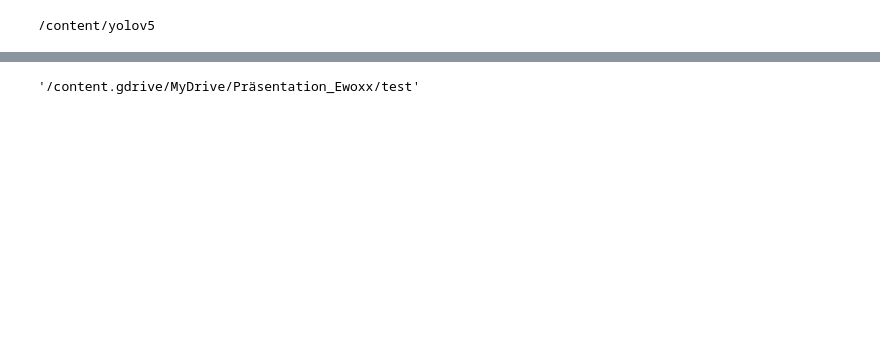
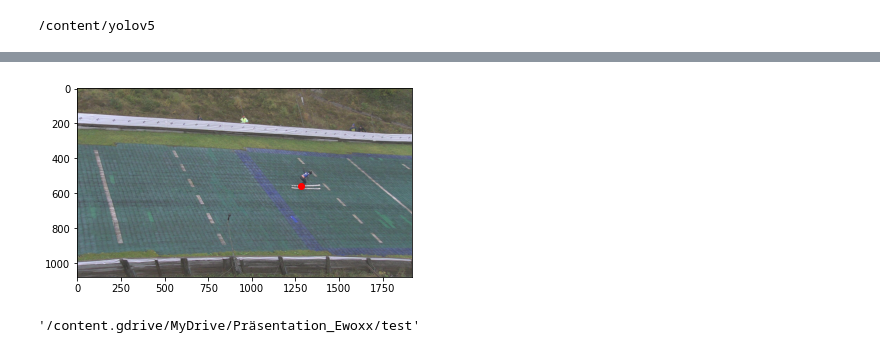
Before and after one commit to thofes/SJ_distance, a Jupyter notebook: 2023_02_02_Yolo_OP_Coords_Mark1.ipynb, the cells around one changed output, grey strips where cells are left out. Drawn from its saved outputs; the diff is of its cells as text; code cells hidden in the pictures; blank space fills up the shorter version.

```diff
--- a/2023_02_02_Yolo_OP_Coords_Mark1.ipynb
+++ b/2023_02_02_Yolo_OP_Coords_Mark1.ipynb
@@ -186,3 +253,28 @@ OpenPose demo successfully finished. Total time: 9.02965784072876 seconds
+# %%
+import matplotlib.pyplot as plt
+
+# Bild laden
+image = plt.imread(landing_pic + '/Cam2_0104.jpg')
+
+# Größe des Bildes bestimmen
+x_size, y_size = image.shape[1], image.shape[0]
+
+
+# Bild anzeigen
+plt.imshow(image)
+
+#Koordinaten
+FinaleX =  1282.6866607666016
+FinaleY =  560.8596906661987
+
+
+# Punkt auf dem Bild markieren
+plt.scatter([FinaleX], [FinaleY], color='red')
+
+# Anzeige
+plt.show()
+# %% [output]
+[figure, added]
 # %%
 import shutil
 
```
Also changed, not shown: parts of 3 cells of this notebook.
